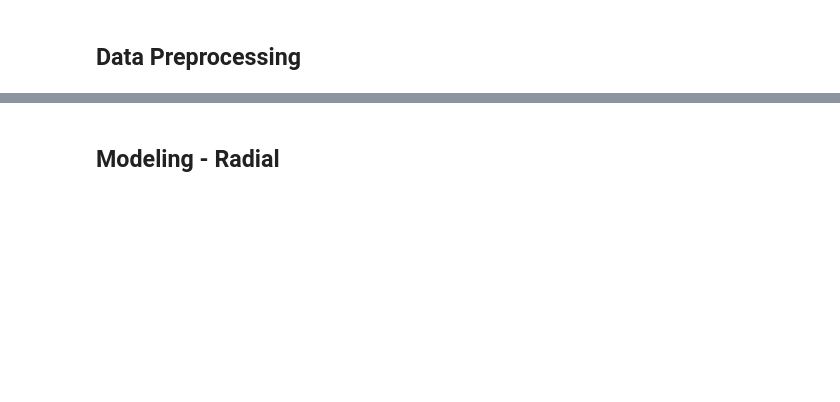
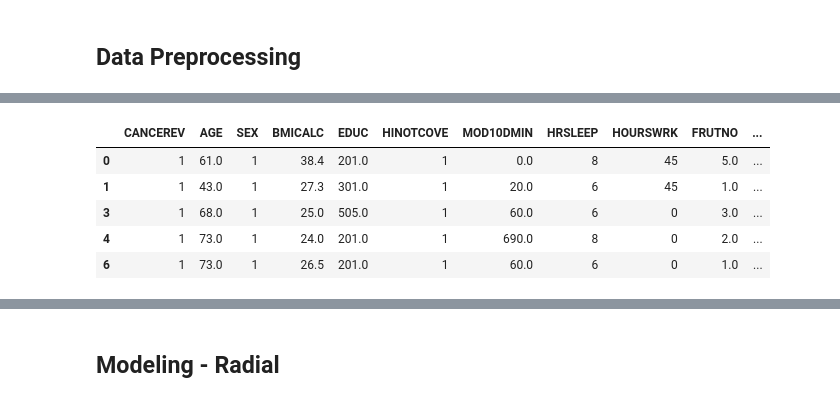
Before and after one commit to ChristufaY/data5322, a Jupyter notebook: hw2/hw2.ipynb, the cells around one changed output, grey strips where cells are left out. Cells and saved outputs as stored; diff of their text form; code cells hidden in the pictures; blank space fills up the shorter version.

Commit message:
tuned models. took a while. need to plot some stuff then interpret and make the poster.

```diff
--- a/hw2/hw2.ipynb
+++ b/hw2/hw2.ipynb
@@ -21,11 +42,11 @@ data.shape
 # i want three models where
 # target = cancer ever (CANCEREV)
 # model 1: linear svm --> demo/health
-# model 2: radial svm --> activity/alc/smoke
-# model 3: poly svm --> food
+# model 2: radial svm --> activity
+# model 3: poly svm --> consumption
 target = 'CANCEREV'
 demo_health = ['AGE', 'SEX', 'BMICALC', 'EDUC', 'HINOTCOVE']
-activity = ['ALCANYNO', 'CIGDAYMO', 'MOD10DMIN', 'VIG10DMIN', 'HRSLEEP', 'HOURSWRK']
-food = ['FRUTNO', 'VEGENO', 'JUICEMNO', 'SALADSNO', 'BEANNO', 'SALSAMNO', 'TOMSAUCEMNO', 'SODAPNO', 'FRIESPNO', 'SPORDRMNO', 'FRTDRINKMNO', 'COFETEAMNO', 'POTATONO', 'PIZZANO']
-data = data[[target] + demo_health + activity + food]
+activity = ['MOD10DMIN', 'HRSLEEP', 'HOURSWRK']
+consumption = ['FRUTNO', 'VEGENO', 'SODAPNO', 'COFETEAMNO', 'ALCANYNO', 'CIGDAYMO']
+data = data[[target] + demo_health + activity + consumption]
 data.columns
@@ -38,11 +99,17 @@ for col in data.columns:
 # %%
 # clean/filter the invalid values like 999, 998, etc.
 data = data.replace([999, 998, 997, 996], np.nan)
 data = data[data['CANCEREV'].isin([1, 2])]
-data = data[data['SEX'].isin([1, 2])]
 data = data[data['HINOTCOVE'].isin([1, 2])]
 data = data.dropna()
 data.head()
+# %% [output]
+|  | CANCEREV | AGE | SEX | BMICALC | EDUC | HINOTCOVE | MOD10DMIN | HRSLEEP | HOURSWRK | FRUTNO | ... |
+| 0 | 1 | 61.0 | 1 | 38.4 | 201.0 | 1 | 0.0 | 8 | 45 | 5.0 | ... |
+| 1 | 1 | 43.0 | 1 | 27.3 | 301.0 | 1 | 20.0 | 6 | 45 | 1.0 | ... |
+| 3 | 1 | 68.0 | 1 | 25.0 | 505.0 | 1 | 60.0 | 6 | 0 | 3.0 | ... |
+| 4 | 1 | 73.0 | 1 | 24.0 | 201.0 | 1 | 690.0 | 8 | 0 | 2.0 | ... |
+| 6 | 1 | 73.0 | 1 | 26.5 | 201.0 | 1 | 60.0 | 6 | 0 | 1.0 | ... |
 # %%
 for col in data.columns:
     print(data[col].value_counts())
```
Also changed, not shown: parts of 20 cells of this notebook.
